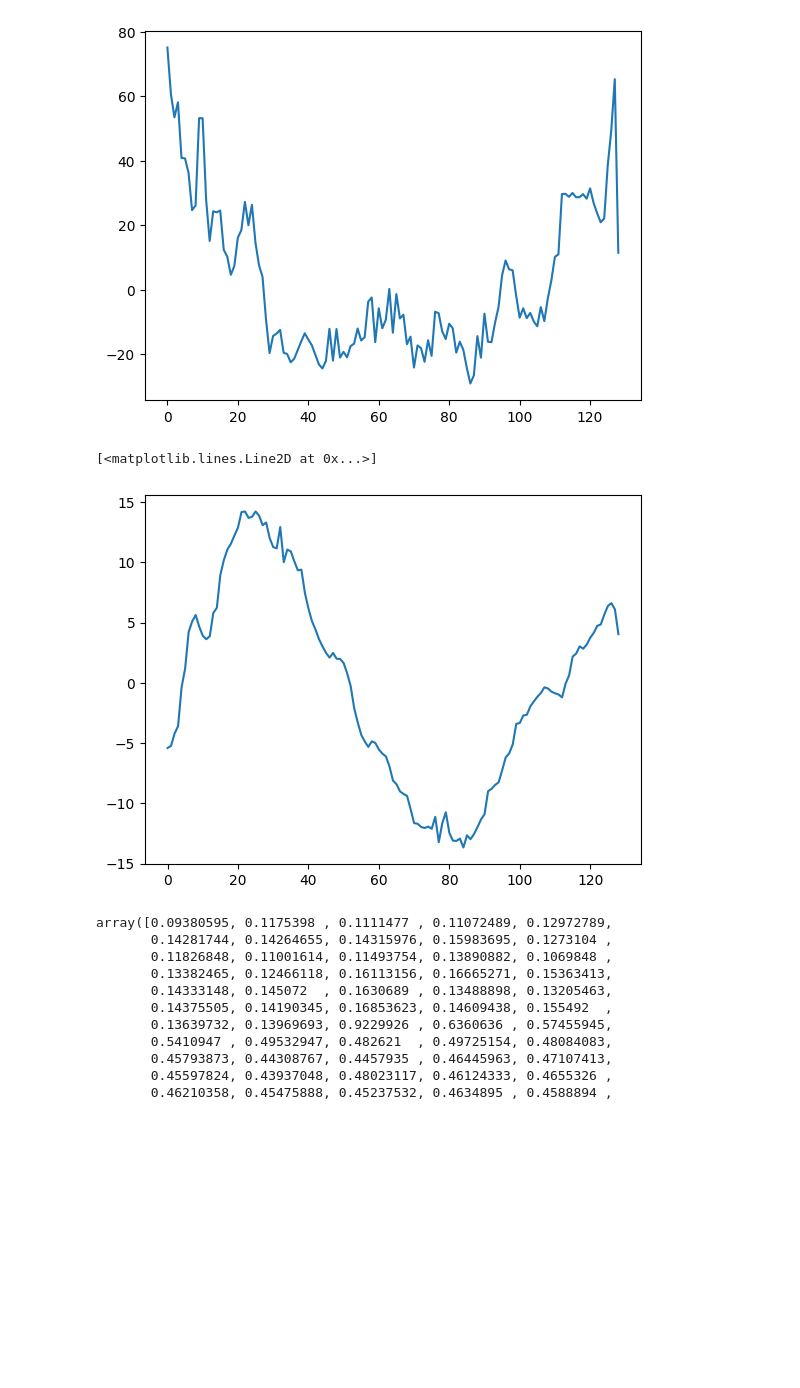
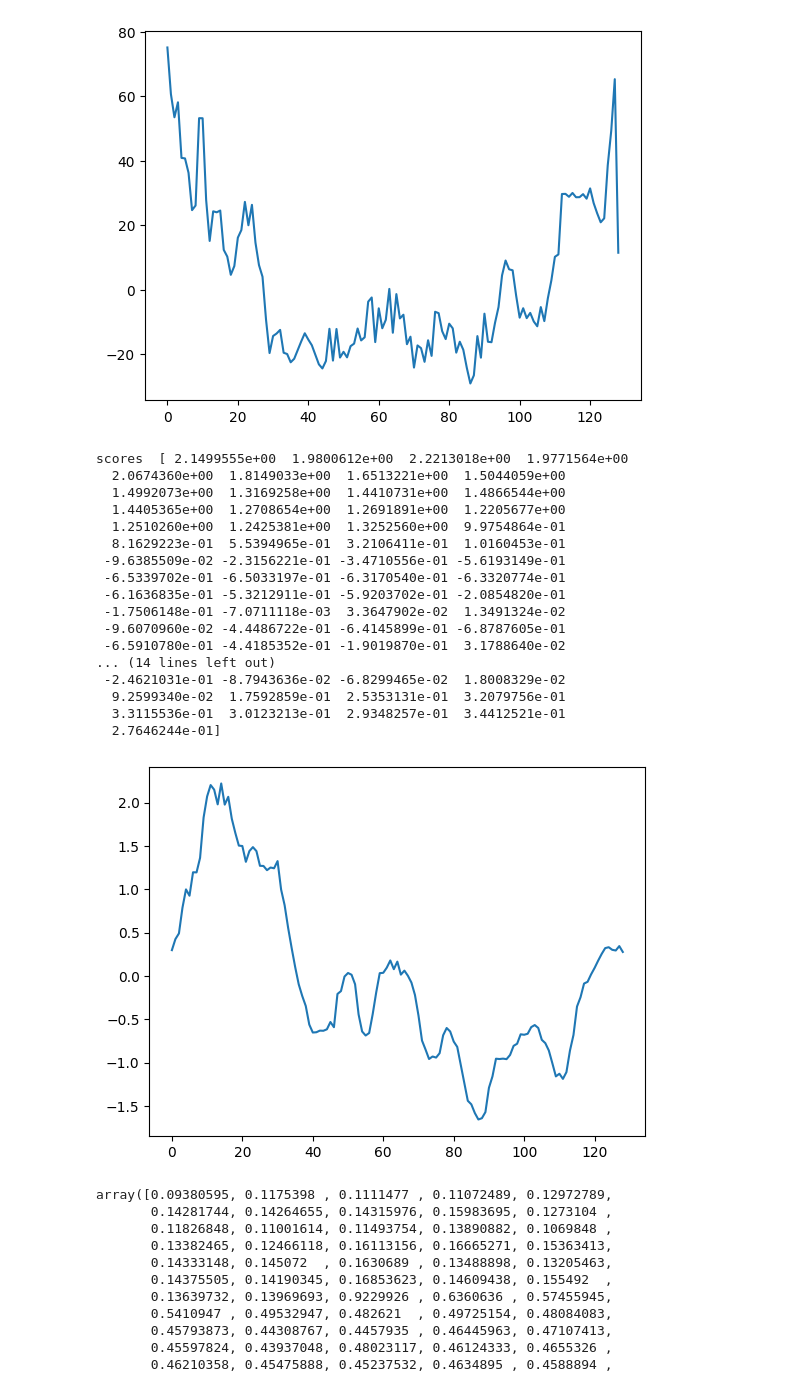
Before and after one commit to gatmiry/sort-llm, a Jupyter notebook: test-weights-tbyt.ipynb, the cells around one changed output. Cells and saved outputs as stored; diff of their text form; code cells hidden in the pictures; blank space fills up the shorter version.

```diff
--- a/test-weights-tbyt.ipynb
+++ b/test-weights-tbyt.ipynb
@@ -219,23 +247,39 @@ plt.plot((model.transformer.wte.weight @ (z + model.transformer.h[0].c_fc(model.
 # %%
 import torch.nn.functional as F
 #scores = (F.normalize(model.transformer.wpe.weight @  qweights.t(), p=2, dim=1) @ F.normalize(qweights @ model.transformer.wpe.weight.t(), p=2, dim=0)).detach().numpy()
 scores = ((model.transformer.wte.weight @  qweights.t()) / torch.norm((model.transformer.wte.weight + model.transformer.wpe.weight), dim=1).view(model.transformer.wpe.weight.size(0), 1)
           @ kweights @ model.transformer.wte.weight.t() / torch.norm((model.transformer.wpe.weight + model.transformer.wte.weight), dim=1).view(1, model.transformer.wpe.weight.size(0))).detach().numpy()
 
 import numpy as np
 U, S, Vh = np.linalg.svd(scores)
 #plt.plot(S[:])
 
-#scores = (model.transformer.wte.weight @ model.transformer.wte.weight.t()).detach().numpy()
+scores = (model.transformer.wte.weight @  qweights.t() @ kweights @ model.transformer.wte.weight.t()).detach().numpy()
 import matplotlib.pyplot as plt
 #plt.matshow(scores[127:,127:])
 #plt.colorbar()
 #plt.show()
-plt.plot(scores[20, :])
-print('scores ', scores[20,:25])
+plt.plot(scores[12, :])
+print('scores ', scores[12,12:])
 # %% [output]
-[<matplotlib.lines.Line2D at 0x...>]
+scores  [ 2.1499555e+00  1.9800612e+00  2.2213018e+00  1.9771564e+00
+  2.0674360e+00  1.8149033e+00  1.6513221e+00  1.5044059e+00
+  1.4992073e+00  1.3169258e+00  1.4410731e+00  1.4866544e+00
+  1.4405365e+00  1.2708654e+00  1.2691891e+00  1.2205677e+00
+  1.2510260e+00  1.2425381e+00  1.3252560e+00  9.9754864e-01
+  8.1629223e-01  5.5394965e-01  3.2106411e-01  1.0160453e-01
+ -9.6385509e-02 -2.3156221e-01 -3.4710556e-01 -5.6193149e-01
+ -6.5339702e-01 -6.5033197e-01 -6.3170540e-01 -6.3320774e-01
+ -6.1636835e-01 -5.3212911e-01 -5.9203702e-01 -2.0854820e-01
+ -1.7506148e-01 -7.0711118e-03  3.3647902e-02  1.3491324e-02
+ -9.6070960e-02 -4.4486722e-01 -6.4145899e-01 -6.8787605e-01
+ -6.5910780e-01 -4.4185352e-01 -1.9019870e-01  3.1788640e-02
+... (14 lines left out)
+ -2.4621031e-01 -8.7943636e-02 -6.8299465e-02  1.8008329e-02
+  9.2599340e-02  1.7592859e-01  2.5353131e-01  3.2079756e-01
+  3.3115536e-01  3.0123213e-01  2.9348257e-01  3.4412521e-01
+  2.7646244e-01]
-[figure, old version]
+[figure, new version]
 # %%
 torch.norm(model.transformer.wpe.weight / (torch.norm(model.transformer.wpe.weight + model.transformer.wte.weight, dim=1)).view(model.transformer.wpe.weight.size(0),1),dim=1).detach().numpy()
 # %% [output]
```
Also changed, not shown: parts of 4 cells of this notebook, 3 other files.
